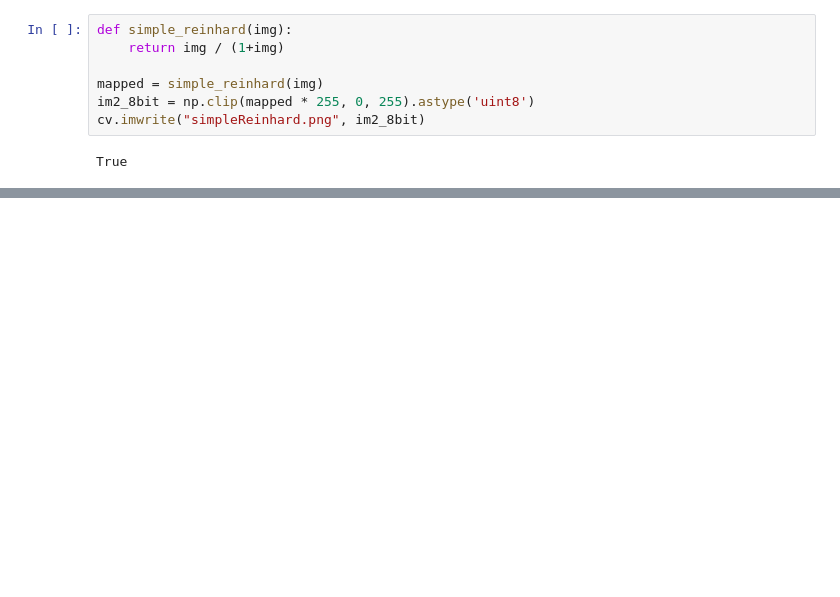
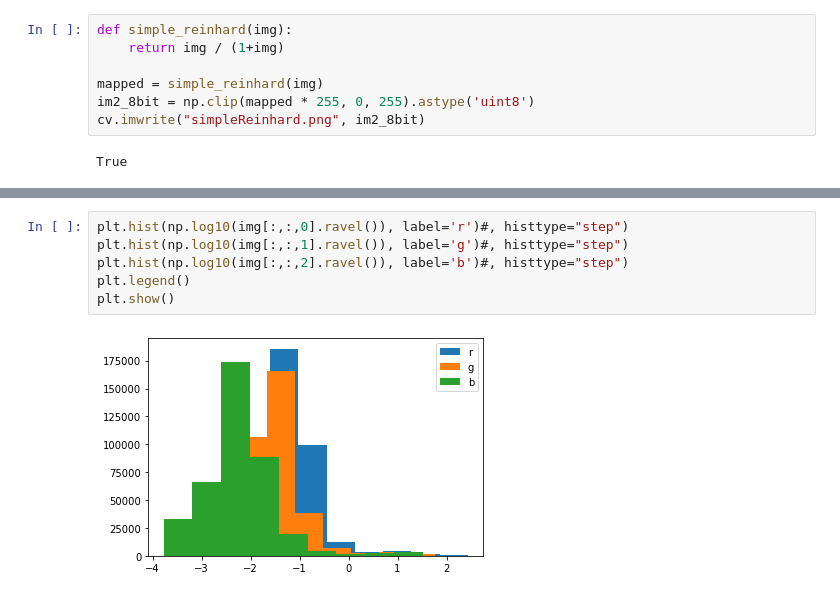
Before and after one commit to Hoseung/astroBF, a Jupyter notebook: notebooks/llll.ipynb, the cells around one changed output, grey strips where cells are left out. Saved outputs shown, nothing was run; the diff lists cells and outputs as text; blank space fills up the shorter version.

```diff
--- a/notebooks/llll.ipynb
+++ b/notebooks/llll.ipynb
@@ -138,0 +170,8 @@ True
+# %%
+plt.hist(np.log10(img[:,:,0].ravel()), label='r')#, histtype="step")
+plt.hist(np.log10(img[:,:,1].ravel()), label='g')#, histtype="step")
+plt.hist(np.log10(img[:,:,2].ravel()), label='b')#, histtype="step")
+plt.legend()
+plt.show()
+# %% [output]
+[figure, added]
```
Also changed, not shown: parts of 16 cells of this notebook, 1 other file.
